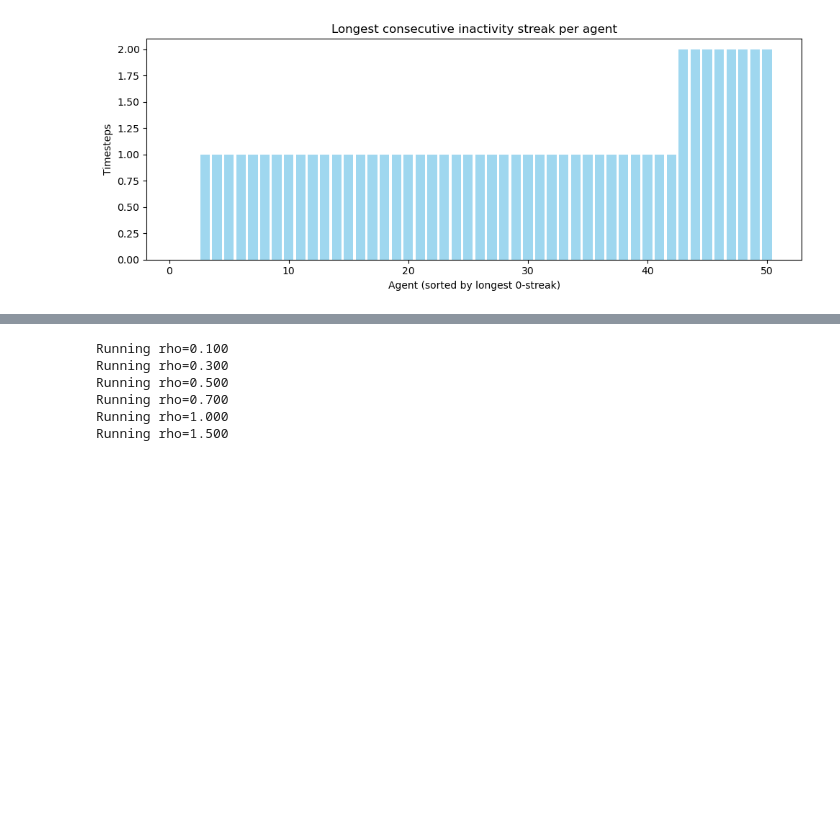
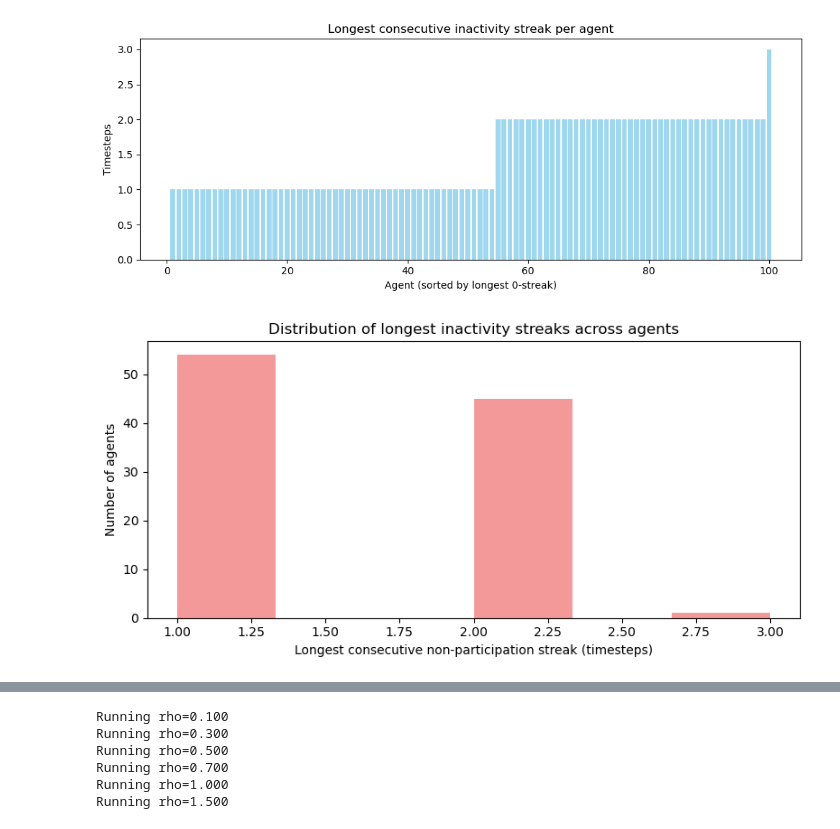
Before and after one commit to DragonsAreFuckingCool/discrete-probability-multi-agent-reinforcement-learning, a Jupyter notebook: IndividualPunishment.ipynb, the cells around one changed output, grey strips where cells are left out. Cells and saved outputs as stored; diff of their text form; code cells hidden in the pictures; blank space fills up the shorter version.

```diff
--- a/IndividualPunishment.ipynb
+++ b/IndividualPunishment.ipynb
@@ -19,7 +19,7 @@ SEED = 420
 np.random.seed(SEED)
 
 # Game / environment
-N = 50            # number of agents
+N = 100            # number of agents
 C_frac = 0.7      # capacity as fraction of population
 C = int(C_frac * N)  # bar capacity
 T = 1000         # number of rounds / time steps
@@ -33,7 +33,7 @@ F = 0.5   # payoff for attending when overcrowded
 rho = 0.4 #PREV 0.1 - if rho is equal to 0.6 then some person gets negative payoff on average and the atendece because sligtly closer to the capasity
 alpha = 1.3 #PREV 1.3
 theta_cap = 1000
-bar_theta = 1.1
+bar_theta = 0.8
 beta = 0.5
 
 # RL parameters (Part B)
@@ -101,6 +101,7 @@ def run_discrete_prob_rl(G=G, S=S, F=F, N=N, C=C, T=T, M=M, lr=LR, gamma=GAMMA,
     attendance_var_ts = [] #new: create list of varianses
     avg_payoff_ts = []              # NEW: track average payoff each timestep
     all_payoffs = np.zeros((T, N))  # NEW: record individual payoffs each timestep
+
 
     # Compute decay rate so tau(T-1) ≈ tau_min - makes sure it is not negative
     if tau_min <= 0 or tau_start <= 0:
@@ -204,6 +205,8 @@ def run_discrete_prob_rl(G=G, S=S, F=F, N=N, C=C, T=T, M=M, lr=LR, gamma=GAMMA,
         last_actual = actions.copy() #Each last_actual[i] indicates whether agent i was “attending” (1) or “not attending” (0) at the previous time step (t = -1).
         # the .copy just allows you to put new actions next time step and then save them agian ones you are dome
 
+
+
     return {
         "attendance_ts": np.array(attendance_ts),
         "mean_p_ts": np.array(mean_p_ts),
@@ -214,7 +217,7 @@ def run_discrete_prob_rl(G=G, S=S, F=F, N=N, C=C, T=T, M=M, lr=LR, gamma=GAMMA,
         "attendance_var_ts": np.array(attendance_var_ts),   # NEW
         "avg_payoff_ts": np.array(avg_payoff_ts),    # NEW
         "all_payoffs": np.array(all_payoffs),         # NEW
-        "tau_history": np.array(tau_history)
+        "tau_history": np.array(tau_history),
 
     }
 
@@ -226,7 +229,7 @@ if __name__ == "__main__":
 
     print("\n=== Discrete-probability RL ===")
 
-    res = run_discrete_prob_rl(G=G, S=S, F=F, N=N, C=C, T=100, M=M, lr=LR, gamma=GAMMA,
+    res = run_discrete_prob_rl(G=G, S=S, F=F, N=N, C=C, T=1000, M=M, lr=LR, gamma=GAMMA,
                                tau_start=TAU_START, tau_min=TAU_MIN,
                          rho=rho, alpha=alpha, beta=beta, bar_theta=bar_theta,
                          theta_cap=theta_cap, k_init=K_INIT)
@@ -320,27 +323,37 @@ plt.show()
 # %%
 actions = res["chosen_history"]  # shape (T, N) - try with chosen action counts it give fun results
 N = actions.shape[1]
 
 longest_zero_streaks = np.zeros(N, dtype=int)
 
 for i in range(N):
     longest = current = 0
     for a in actions[:, i]:
         if a == 0:
             current += 1
             longest = max(longest, current)
         else:
             current = 0
     longest_zero_streaks[i] = longest
 
 
 # --- Sorted bar plot ---
 plt.figure(figsize=(10, 4))
 plt.bar(np.arange(N)+1, np.sort(longest_zero_streaks), color="skyblue", alpha=0.8)
 plt.xlabel("Agent (sorted by longest 0-streak)")
 plt.ylabel("Timesteps")
 plt.title("Longest consecutive inactivity streak per agent")
 plt.tight_layout()
 plt.show()
+
+
+plt.figure(figsize=(8, 4))
+plt.hist(longest_zero_streaks, bins = 6, color="lightcoral", alpha=0.8)
+plt.xlabel("Longest consecutive non-participation streak (timesteps)")
+plt.ylabel("Number of agents")
+plt.title("Distribution of longest inactivity streaks across agents")
+plt.tight_layout()
+plt.show()
 # %% [output]
-[figure, old version]
+[figure, new version]
+[figure, added]
```
Also changed, not shown: parts of 4 cells of this notebook, 1 other file.
